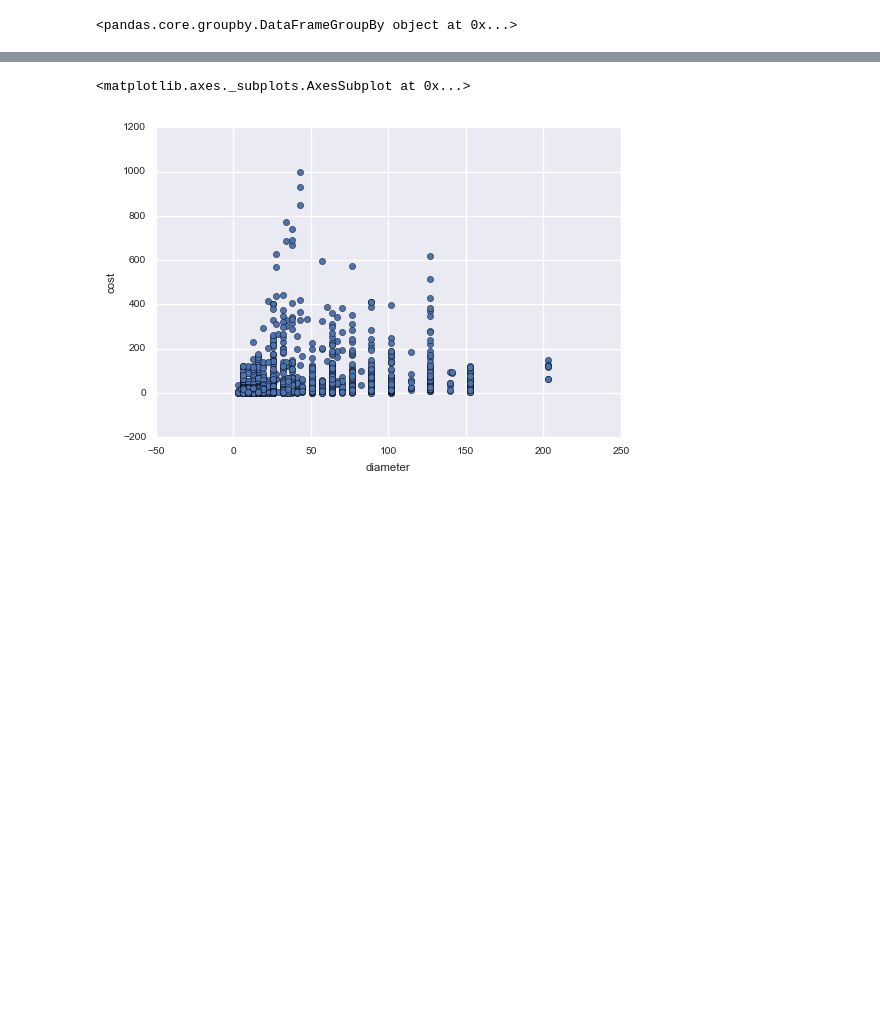
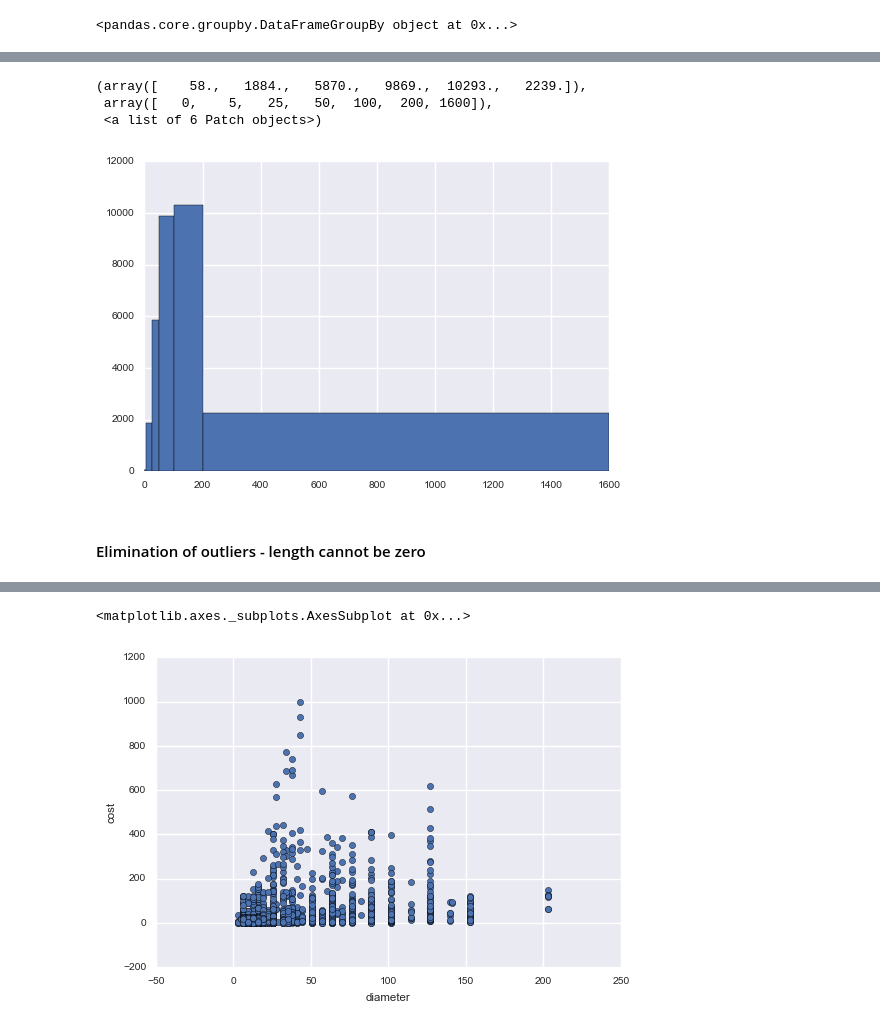
Before and after one commit to harinderbhasin/DataMining, a Jupyter notebook: Caterpillar_EDA.ipynb, the cells around one changed output, grey strips where cells are left out. Cells and saved outputs as stored; diff of their text form; code cells hidden in the pictures; blank space fills up the shorter version.

```diff
--- a/Caterpillar_EDA.ipynb
+++ b/Caterpillar_EDA.ipynb
@@ -110,0 +154,9 @@ ax.set_yscale('log')
+# %%
+plt.hist(df.length, bins = [0, 5, 25, 50, 100, 200, 1600])
+# %% [output]
+(array([    58.,   1884.,   5870.,   9869.,  10293.,   2239.]),
+ array([   0,    5,   25,   50,  100,  200, 1600]),
+ <a list of 6 Patch objects>)
+[figure, added]
+# %% [markdown]
+#### Elimination of outliers - length cannot be zero
```
Also changed, not shown: parts of 41 cells of this notebook, 22 other files.
